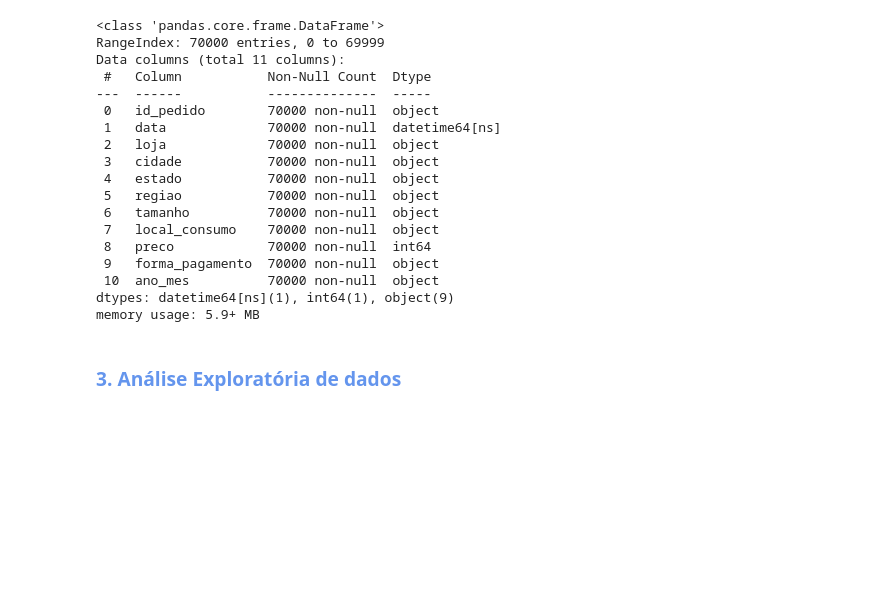
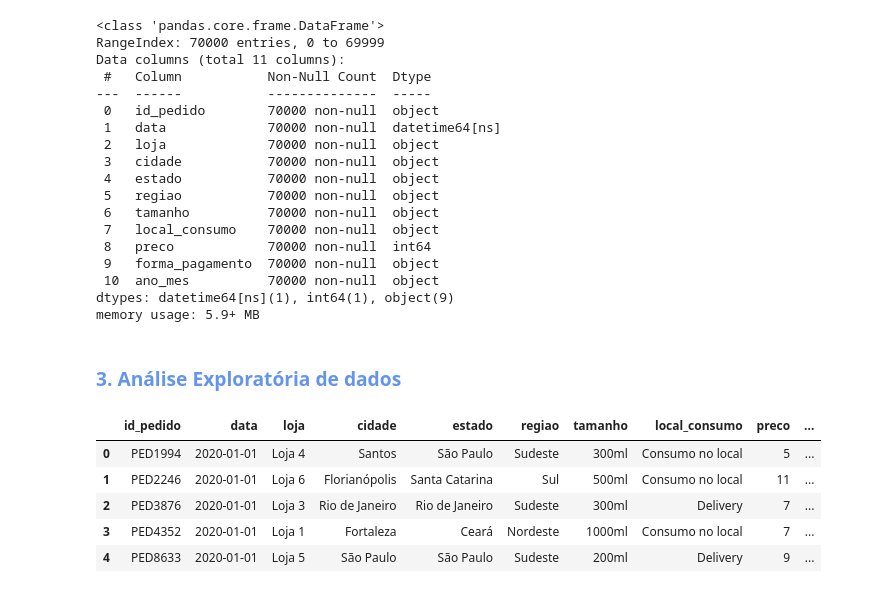
Before and after one commit to BalbinaRaquel/dados_analise-vendas, a Jupyter notebook: analise-vendas.ipynb, the cells around one changed output. Drawn from its saved outputs; the diff is of its cells as text; code cells hidden in the pictures; blank space fills up the shorter version.

```diff
--- a/analise-vendas.ipynb
+++ b/analise-vendas.ipynb
@@ -55,3 +55,14 @@ dtypes: datetime64[ns](1), int64(1), object(9)
 memory usage: 5.9+ MB
 # %% [markdown]
 <h3 style="color: #6495ED">3. Análise Exploratória de dados</h3>
+# %%
+# Verificar primeiras linhas
+
+tabela_vendas.head()
+# %% [output]
+|  | id_pedido | data | loja | cidade | estado | regiao | tamanho | local_consumo | preco | ... |
+| 0 | PED1994 | 2020-01-01 | Loja 4 | Santos | São Paulo | Sudeste | 300ml | Consumo no local | 5 | ... |
+| 1 | PED2246 | 2020-01-01 | Loja 6 | Florianópolis | Santa Catarina | Sul | 500ml | Consumo no local | 11 | ... |
+| 2 | PED3876 | 2020-01-01 | Loja 3 | Rio de Janeiro | Rio de Janeiro | Sudeste | 300ml | Delivery | 7 | ... |
+| 3 | PED4352 | 2020-01-01 | Loja 1 | Fortaleza | Ceará | Nordeste | 1000ml | Consumo no local | 7 | ... |
+| 4 | PED8633 | 2020-01-01 | Loja 5 | São Paulo | São Paulo | Sudeste | 200ml | Delivery | 9 | ... |
```
Also changed, not shown: parts of 16 cells of this notebook.
